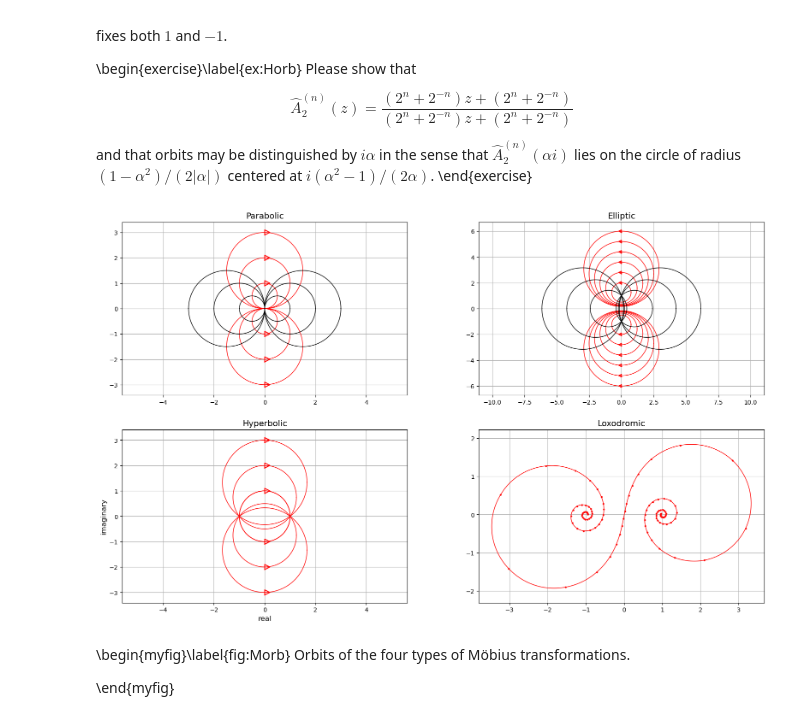
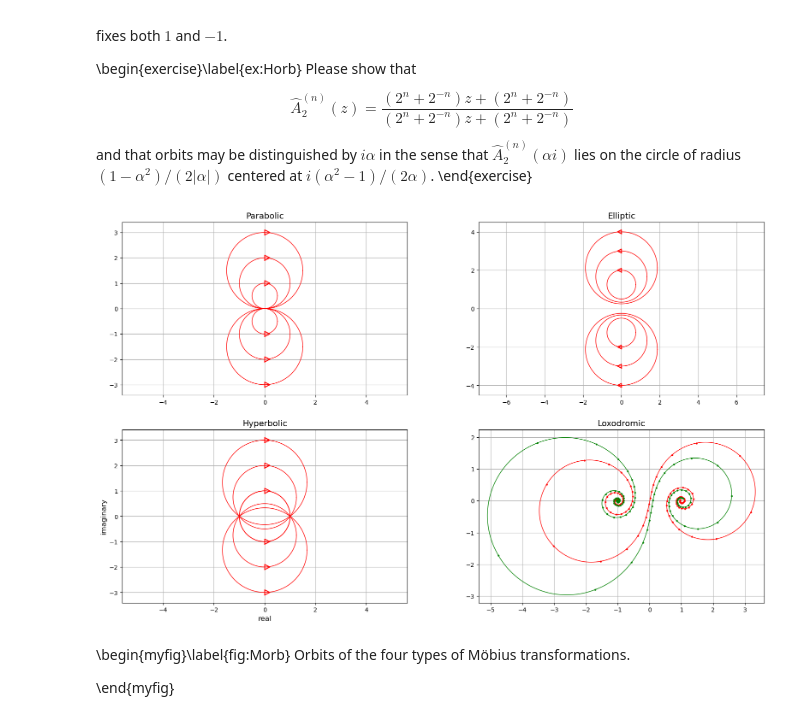
Before and after one commit to steve-cox-LA/JLA, a Jupyter notebook: TransPlane/1.6.ComplexPlane.ipynb, the cells around one changed output. Drawn from its saved outputs; the diff is of its cells as text; code cells hidden in the pictures.

Commit message:
Update 1.6.ComplexPlane.ipynb
more mobius

```diff
--- a/TransPlane/1.6.ComplexPlane.ipynb
+++ b/TransPlane/1.6.ComplexPlane.ipynb
@@ -754,21 +754,13 @@ for a in A:
     ax1.plot([0,.2,0,0],[a-.1,a,a+.1,a-.1],'r')
     ax1.plot([0,.2,0,0],[-a-.1,-a,-a+.1,-a-.1],'r')
 
-Ao = np.linspace(1,3,3)
-for a in Ao:
-    ro = a/2
-    xo = a/2 + ro*np.cos(t)
-    yo = ro*np.sin(t)
-    ax1.plot(xo,yo,'k',linewidth=1)
-    ax1.plot(-xo,yo,'k',linewidth=1)
-
 ax1.axis('equal')
 ax1.grid('on')
 ax1.set_title('Parabolic', fontsize=14)
 
 # The elliptic case
 
-A = np.linspace(2,6,6)
+A = np.linspace(2,4,3)
 
 for a in A:
     b = (a + 1/a)/2
@@ -779,14 +771,6 @@ for a in A:
     ax2.plot(x,-y,'r',linewidth=1)
     ax2.plot([0,-.2,0,0],[a-.1,a,a+.1,a-.1],'r')
     ax2.plot([0,-.2,0,0],[-a-.1,-a,-a+.1,-a-.1],'r')
-
-Ao = np.linspace(1,3,3)
-for a in Ao:
-    ro = np.sqrt(1+a**2)
-    xo = a + ro*np.cos(t)
-    yo = ro*np.sin(t)
-    ax2.plot(xo,yo,'k',linewidth=1)
-    ax2.plot(-xo,yo,'k',linewidth=1)
 
 ax2.axis('equal')
 ax2.grid('on')
@@ -799,8 +783,8 @@ A = np.linspace(1,3,3)
 for a in A:
     b = (a**2-1)/(2*a)
     r = a - b
-    x = r*np.cos(T)
-    y = b + r*np.sin(T)
+    x = r*np.cos(t)
+    y = b + r*np.sin(t)
     ax3.plot(x,y,'r', linewidth=1)
     ax3.plot(x,-y,'r', linewidth=1)
     ax3.plot([0,.2,0,0],[a-.1,a,a+.1,a-.1],'r')
@@ -810,62 +794,61 @@ ax3.axis('equal')
 ax3.grid('on')
 ax3.set_xlabel('real', fontsize=12)
 ax3.set_ylabel('imaginary', fontsize=12)
 ax3.set_title('Hyperbolic', fontsize=14)
 
 # loxodromic case
 
 from circle_fit import taubinSVD
 
 N = 100
-M = [1-5j, 1, 1, 1-5j]
+M = [1-5j, 1, 1, 1-5j]  # the mobius transform
 
+# the fixed points
 zp = ( (M[0]-M[3]) + np.sqrt( (M[0]-M[3])**2 + 4*M[1]*M[2] ) ) / (2*M[2])
 zm = ( (M[0]-M[3]) - np.sqrt( (M[0]-M[3])**2 + 4*M[1]*M[2] ) ) / (2*M[2])
 
-#plt.plot(zp.real,zp.imag,'kx')
-#plt.plot(zm.real, zm.imag,'rx')
+def loxofit(z0, farb):  # pass starting point and color
 
-z0 = zm + 0.05
-ax4.plot(z0.real, z0.imag,'r.',markersize=4)
-z1 = (M[0]*z0 + M[1])/(M[2]*z0 + M[3])
-ax4.plot(z1.real, z1.imag,'r.',markersize=4)
+    ax4.plot(z0.real, z0.imag,farb+'.',markersize=4)
+    z1 = (M[0]*z0 + M[1])/(M[2]*z0 + M[3])
+    ax4.plot(z1.real, z1.imag,farb+'.',markersize=4)
 
-for n in range(N):
+    for n in range(N):   # iterate
 
-    z2 = (M[0]*z1 + M[1])/(M[2]*z1 + M[3])
-    ax4.plot(z2.real, z2.imag, 'r.',markersize=4)
+        z2 = (M[0]*z1 + M[1])/(M[2]*z1 + M[3])
+        ax4.plot(z2.real, z2.imag, farb+'.',markersize=4)
 
-    p = [[z0.real, z0.imag], [z1.real, z1.imag], [z2.real, z2.imag]]
-    xc, yc, r, sigma = taubinSVD(p)    # fit to circle
+        p = [[z0.real, z0.imag], [z1.real, z1.imag], [z2.real, z2.imag]]
+        xc, yc, r, sigma = taubinSVD(p)    # fit to circle
 
-    a1 = np.arctan2(z1.imag - yc, z1.real - xc)
-    a2 = np.arctan2(z2.imag - yc, z2.real - xc)
+        a1 = np.arctan2(z1.imag - yc, z1.real - xc)
+        a2 = np.arctan2(z2.imag - yc, z2.real - xc)
 
-    if (a1 < 0):
-        a1 = 2*np.pi + a1
+        if (a1 < 0):
+            a1 = 2*np.pi + a1
 
-    if (a2 < 0):
-        a2 = 2*np.pi + a2
+        if (a2 < 0):
+            a2 = 2*np.pi + a2
 
-    a = a2 - a1
-    #print(a1,a2,a)
+        a = a2 - a1
 
-    if (abs(a) > np.pi):    # take shortest arc
-        a = a - np.sign(a)*2*np.pi
+        if (abs(a) > np.pi):    # take shortest arc
+            a = a - np.sign(a)*2*np.pi
 
-    t = np.arange(0, a, np.sign(a)*0.001)
-    ax4.plot(xc + r*np.cos(a1+t), yc + r*np.sin(a1+t), 'r-', linewidth=1)  # plot arc from z1 to z2
+        t = np.arange(0, a, np.sign(a)*0.001)
+        ax4.plot(xc + r*np.cos(a1+t), yc + r*np.sin(a1+t), farb+'-', linewidth=1)  # plot arc from z1 to z2
 
-    z0 = z1
-    z1 = z2
+        z0 = z1
+        z1 = z2
 
-#plt.xlabel('real',fontsize=14)
-#plt.ylabel('imaginary',fontsize=14)
+loxofit(zm+0.05, 'r')
+loxofit(zm+0.025*1j, 'g')
+
 ax4.set_title('Loxodromic', fontsize=14)
 ax4.axis('equal')
 ax4.grid('on');
 # %% [output]
-[figure, old version]
+[figure, new version]
 # %% [markdown]
 \begin{myfig}\label{fig:Morb} Orbits of the four types of M&ouml;bius transformations.
 
```
Also changed, not shown: parts of 1 cell of this notebook.
